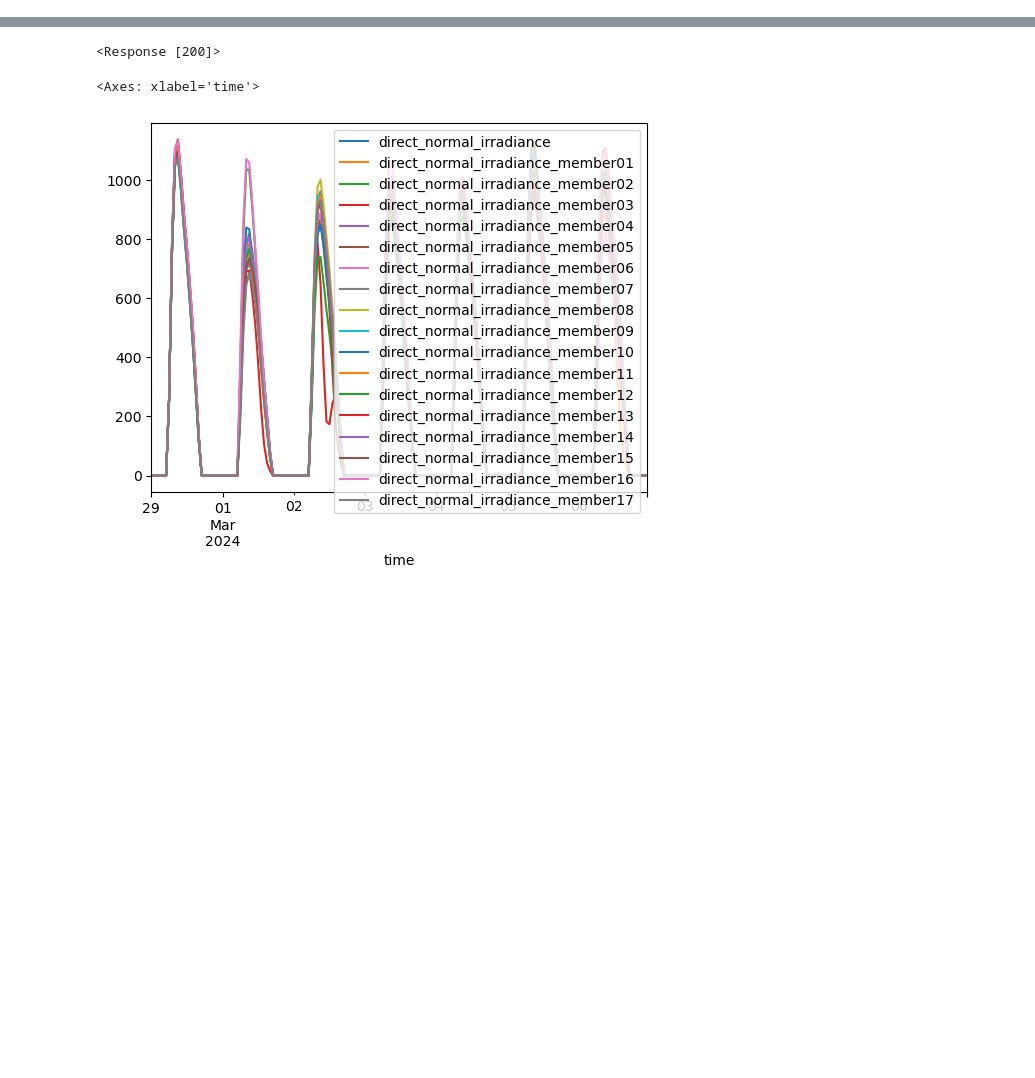
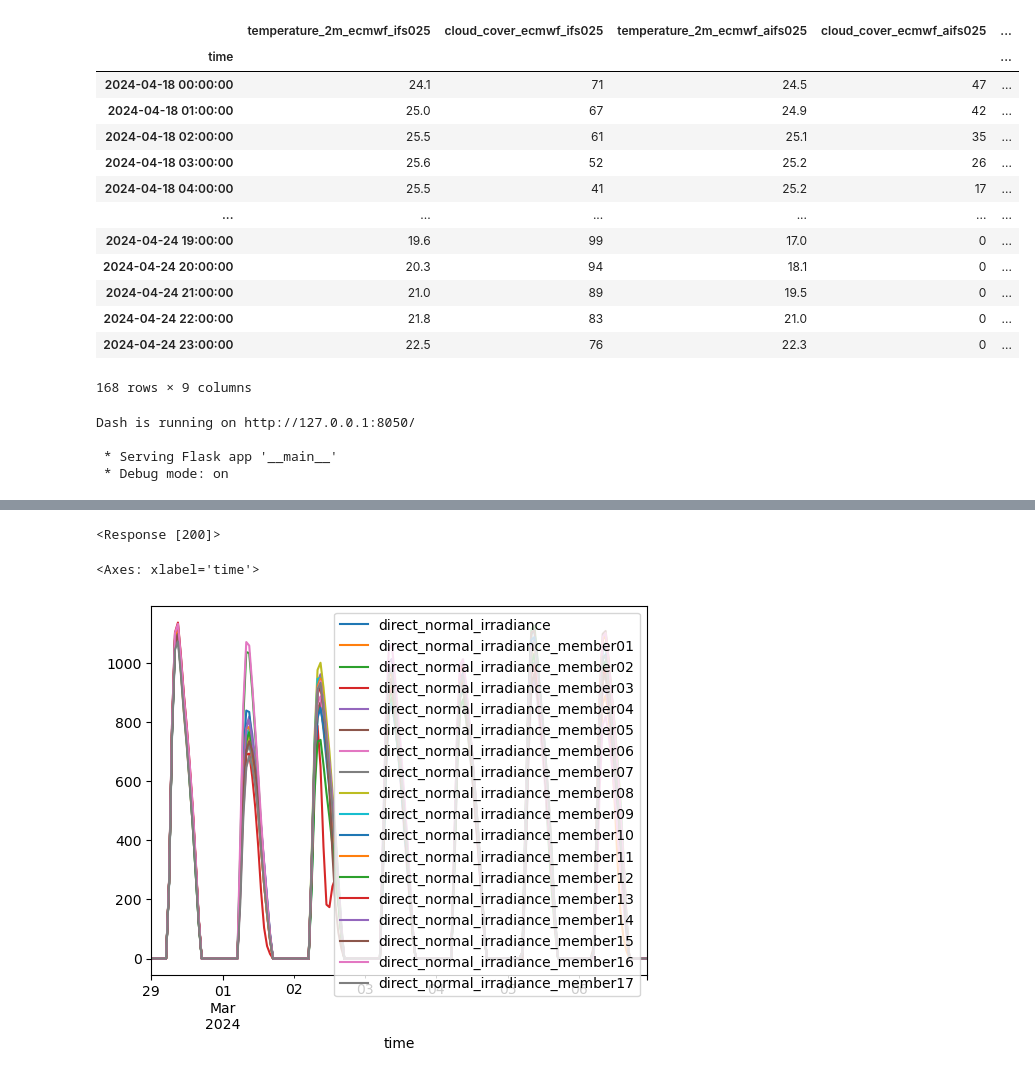
Before and after one commit to DrakonianMight/Sol_forecast, a Jupyter notebook: Solar_irr.ipynb, the cells around one changed output, grey strips where cells are left out. Cells and saved outputs as stored; diff of their text form; code cells hidden in the pictures; blank space fills up the shorter version.

Commit message:
dash and deterministic extract

```diff
--- a/Solar_irr.ipynb
+++ b/Solar_irr.ipynb
@@ -4,0 +69,55 @@ import plotly.express as px
+# %%
+data[data.site == 'Brisbane']
+# %% [output]
+|  | temperature_2m_ecmwf_ifs025 | cloud_cover_ecmwf_ifs025 | temperature_2m_ecmwf_aifs025 | cloud_cover_ecmwf_aifs025 | ... |
+| time |  |  |  |  | ... |
+| 2024-04-18 00:00:00 | 24.1 | 71 | 24.5 | 47 | ... |
+| 2024-04-18 01:00:00 | 25.0 | 67 | 24.9 | 42 | ... |
+| 2024-04-18 02:00:00 | 25.5 | 61 | 25.1 | 35 | ... |
+| 2024-04-18 03:00:00 | 25.6 | 52 | 25.2 | 26 | ... |
+| 2024-04-18 04:00:00 | 25.5 | 41 | 25.2 | 17 | ... |
+| ... | ... | ... | ... | ... | ... |
+| 2024-04-24 19:00:00 | 19.6 | 99 | 17.0 | 0 | ... |
+| 2024-04-24 20:00:00 | 20.3 | 94 | 18.1 | 0 | ... |
+| 2024-04-24 21:00:00 | 21.0 | 89 | 19.5 | 0 | ... |
+| 2024-04-24 22:00:00 | 21.8 | 83 | 21.0 | 0 | ... |
+| 2024-04-24 23:00:00 | 22.5 | 76 | 22.3 | 0 | ... |
+168 rows × 9 columns
+# %%
+import plotly.graph_objects as go
+from dash import Dash, dcc, html, Input, Output
+
+import plotly.express as px
+
+app = Dash(__name__)
+
+
+app.layout = html.Div([
+    html.H4('Forecast'),
+    dcc.Graph(id="time-series-chart"),
+    html.P("Select site:"),
+    dcc.Dropdown(
+        id="site",
+        options=locs.site,
+        value="Brisbane",
+        clearable=False,
+    ),
+])
+
+
+@app.callback(Output("time-series-chart", "figure"),
+              Input("site", "value"))
+def display_time_series(site):
+    data = getData(lat, lon, sites)
+    sitedata = data[data.site == 'Brisbane']
+    sitedata = sitedata.loc[:, sitedata.columns != 'site']
+    fig = px.line(sitedata, x=sitedata.index, y = sitedata.columns)
+    return fig
+
+
+app.run_server(debug=True, use_reloader=False)
+# %% [output]
+Dash is running on http://127.0.0.1:8050/
+
+ * Serving Flask app '__main__'
+ * Debug mode: on
```
Also changed, not shown: parts of 10 cells of this notebook, 2 other files.
